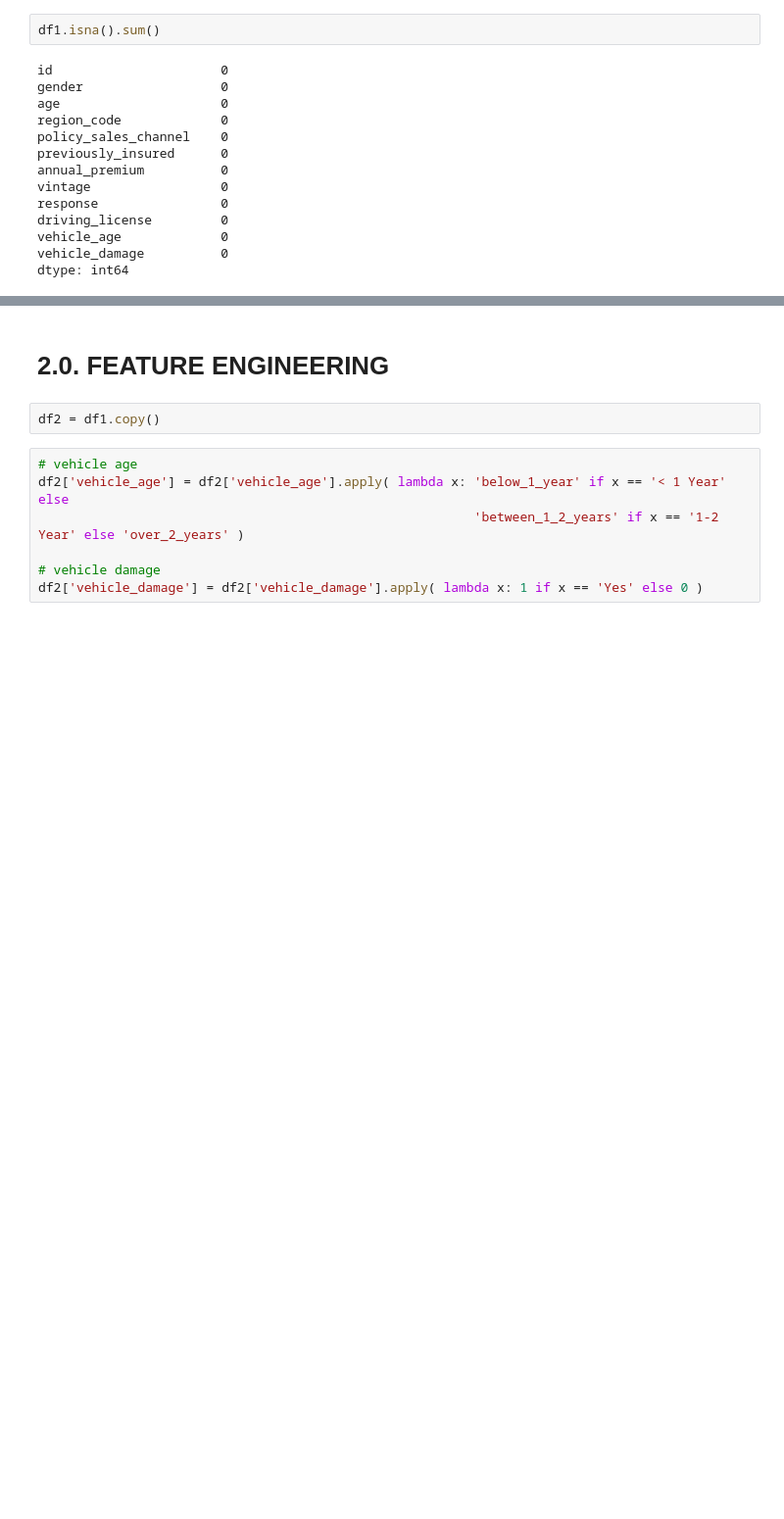
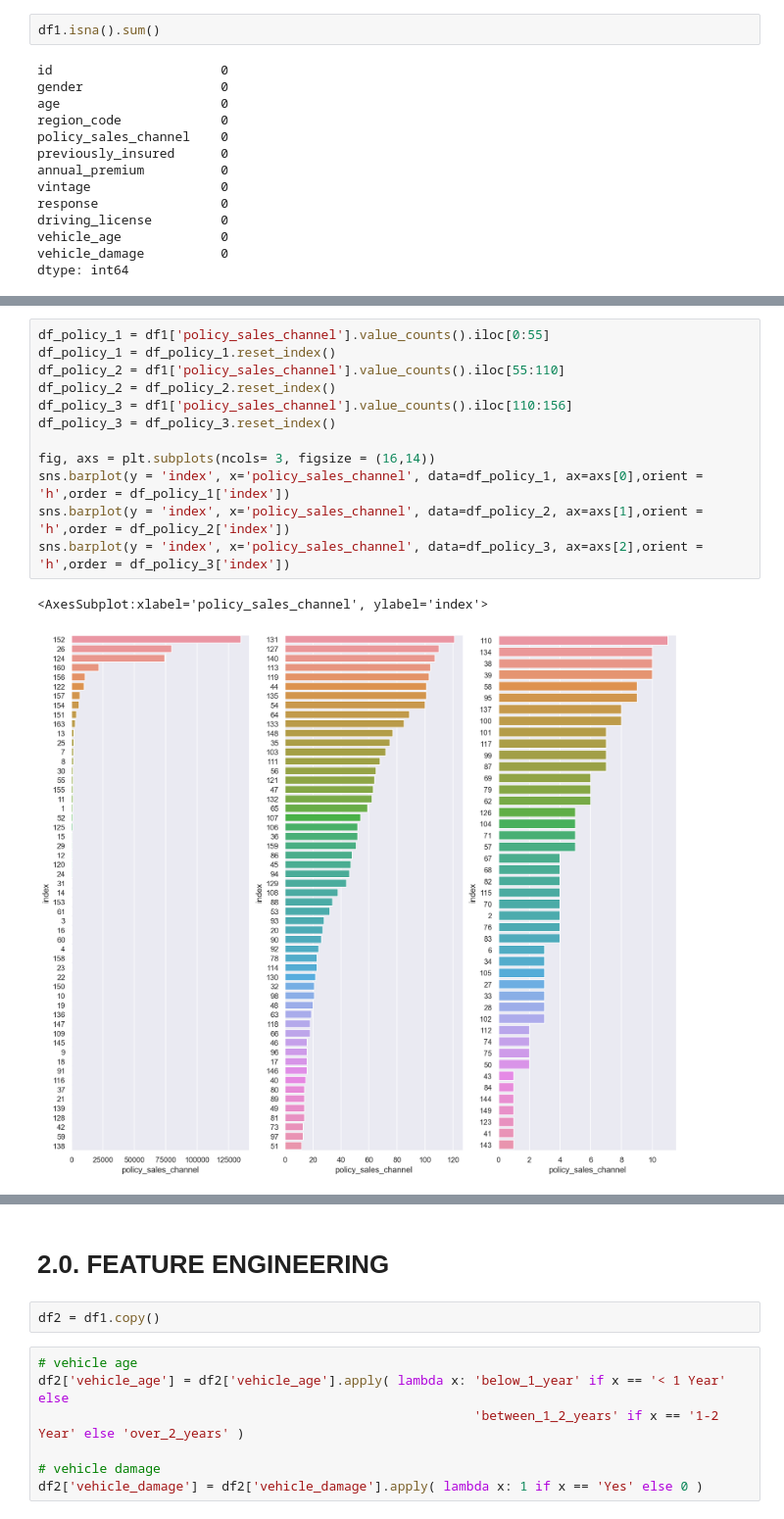
Before and after one commit to hfpmatheus/health_insurance_cross_sell, a Jupyter notebook: code.ipynb, the cells around one changed output, grey strips where cells are left out. Shown at 98% size. Saved outputs shown, nothing was run; the diff lists cells and outputs as text; blank space fills up the shorter version.

```diff
--- a/code.ipynb
+++ b/code.ipynb
@@ -264,0 +351,15 @@ df_description
+# %%
+df_policy_1 = df1['policy_sales_channel'].value_counts().iloc[0:55]
+df_policy_1 = df_policy_1.reset_index()
+df_policy_2 = df1['policy_sales_channel'].value_counts().iloc[55:110]
+df_policy_2 = df_policy_2.reset_index()
+df_policy_3 = df1['policy_sales_channel'].value_counts().iloc[110:156]
+df_policy_3 = df_policy_3.reset_index()
+
+fig, axs = plt.subplots(ncols= 3, figsize = (16,14))
+sns.barplot(y = 'index', x='policy_sales_channel', data=df_policy_1, ax=axs[0],orient = 'h',order = df_policy_1['index'])
+sns.barplot(y = 'index', x='policy_sales_channel', data=df_policy_2, ax=axs[1],orient = 'h',order = df_policy_2['index'])
+sns.barplot(y = 'index', x='policy_sales_channel', data=df_policy_3, ax=axs[2],orient = 'h',order = df_policy_3['index'])
+# %% [output]
+<AxesSubplot:xlabel='policy_sales_channel', ylabel='index'>
+[figure, added]
```
Also changed, not shown: parts of 140 cells of this notebook.
